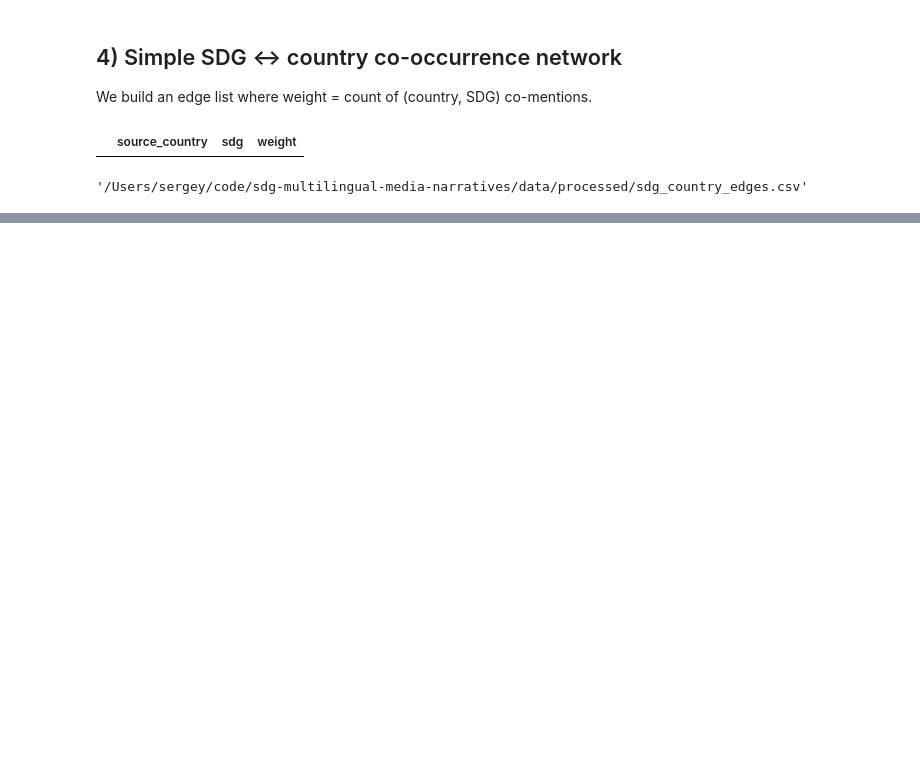
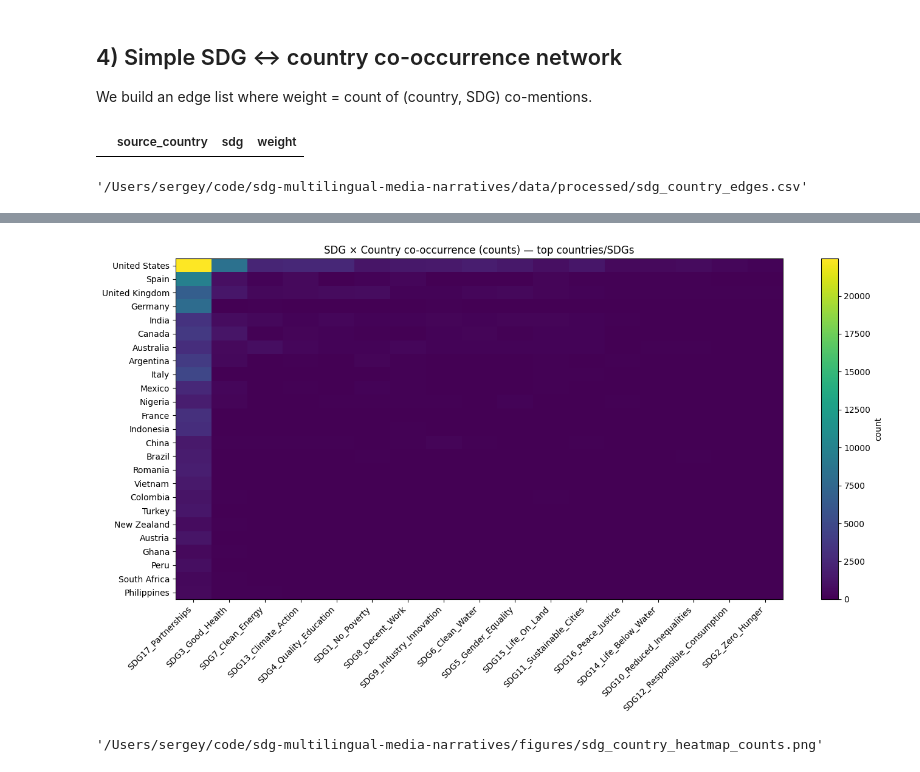
Before and after one commit to nZiben/sdg-multilingual-media-narratives, a Jupyter notebook: 03_analysis_trends_topics_networks.ipynb, the cells around one changed output, grey strips where cells are left out. Cells and saved outputs as stored; diff of their text form; code cells hidden in the pictures; blank space fills up the shorter version.

```diff
--- a/03_analysis_trends_topics_networks.ipynb
+++ b/03_analysis_trends_topics_networks.ipynb
@@ -206,0 +323,35 @@ out
+# %%
+import os
+import matplotlib.pyplot as plt
+
+os.makedirs(FIG_DIR, exist_ok=True)
+
+TOP_C = 25
+TOP_S = 17
+
+country_tot = edges.groupby("source_country")["weight"].sum().sort_values(ascending=False)
+sdg_tot     = edges.groupby("sdg")["weight"].sum().sort_values(ascending=False)
+
+top_c = country_tot.head(TOP_C).index.tolist()
+top_s = sdg_tot.head(TOP_S).index.tolist()
+
+mat = (edges[edges["source_country"].isin(top_c) & edges["sdg"].isin(top_s)]
+       .pivot_table(index="source_country", columns="sdg", values="weight", aggfunc="sum", fill_value=0))
+
+mat = mat.loc[mat.sum(axis=1).sort_values(ascending=False).index, top_s]
+
+plt.figure(figsize=(14, 8))
+plt.imshow(mat.values, aspect="auto")
+plt.yticks(range(len(mat.index)), mat.index)
+plt.xticks(range(len(mat.columns)), mat.columns, rotation=45, ha="right")
+plt.title("SDG × Country co-occurrence (counts) — top countries/SDGs")
+plt.colorbar(label="count")
+plt.tight_layout()
+
+out = os.path.join(FIG_DIR, "sdg_country_heatmap_counts.png")
+plt.savefig(out, dpi=220)
+plt.show()
+out
+# %% [output]
+[figure, added]
+'/Users/sergey/code/sdg-multilingual-media-narratives/figures/sdg_country_heatmap_counts.png'
```
Also changed, not shown: parts of 13 cells of this notebook.
